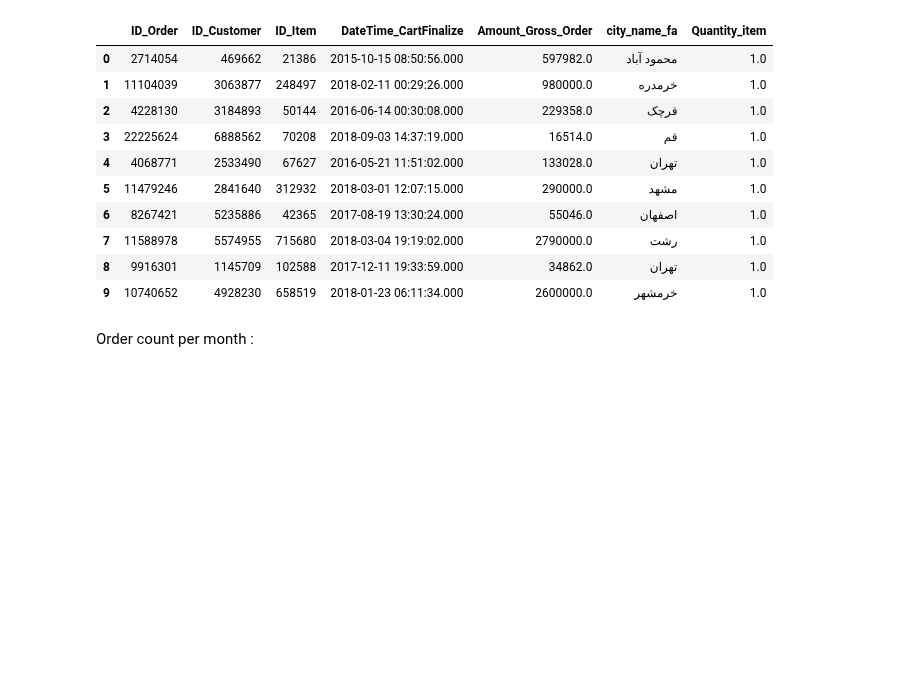
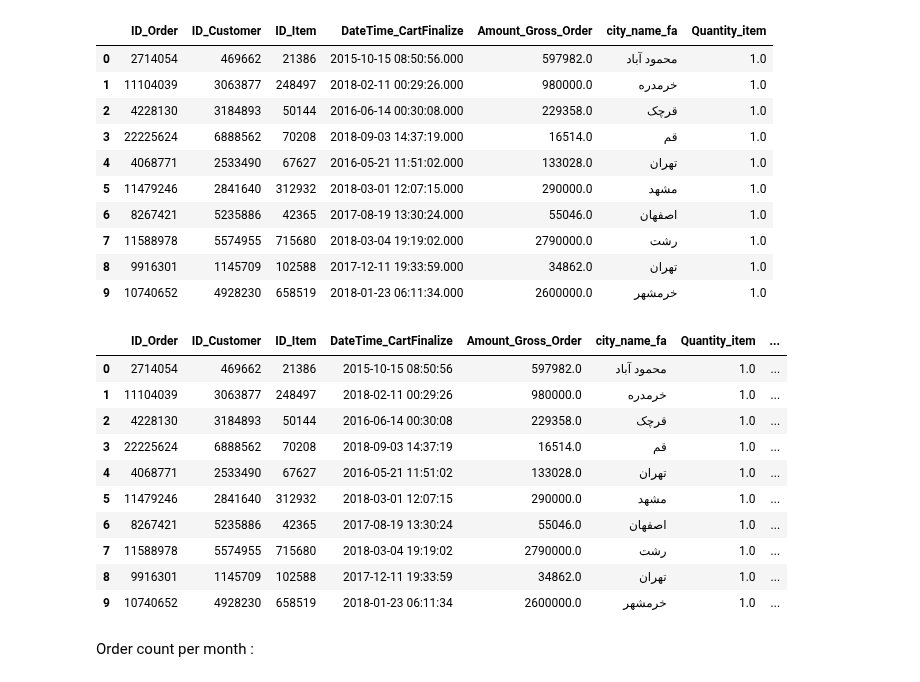
Before and after one commit to TaRa1999R/Data_Science, a Jupyter notebook: assignment39/3_digikala.ipynb, the cells around one changed output. Drawn from its saved outputs; the diff is of its cells as text; code cells hidden in the pictures; blank space fills up the shorter version.

```diff
--- a/assignment39/3_digikala.ipynb
+++ b/assignment39/3_digikala.ipynb
@@ -17,5 +17,21 @@ data.head (10)
 | 7 | 11588978 | 5574955 | 715680 | 2018-03-04 19:19:02.000 | 2790000.0 | رشت | 1.0 |
 | 8 | 9916301 | 1145709 | 102588 | 2017-12-11 19:33:59.000 | 34862.0 | تهران | 1.0 |
 | 9 | 10740652 | 4928230 | 658519 | 2018-01-23 06:11:34.000 | 2600000.0 | خرمشهر | 1.0 |
+# %%
+data ['DateTime_CartFinalize'] = pd.to_datetime (data['DateTime_CartFinalize'])
+data ['Date'] = data['DateTime_CartFinalize'].map (lambda date : date.year * 100 + date.month)
+data.head (10)
+# %% [output]
+|  | ID_Order | ID_Customer | ID_Item | DateTime_CartFinalize | Amount_Gross_Order | city_name_fa | Quantity_item | ... |
+| 0 | 2714054 | 469662 | 21386 | 2015-10-15 08:50:56 | 597982.0 | محمود آباد | 1.0 | ... |
+| 1 | 11104039 | 3063877 | 248497 | 2018-02-11 00:29:26 | 980000.0 | خرمدره | 1.0 | ... |
+| 2 | 4228130 | 3184893 | 50144 | 2016-06-14 00:30:08 | 229358.0 | قرچک | 1.0 | ... |
+| 3 | 22225624 | 6888562 | 70208 | 2018-09-03 14:37:19 | 16514.0 | قم | 1.0 | ... |
+| 4 | 4068771 | 2533490 | 67627 | 2016-05-21 11:51:02 | 133028.0 | تهران | 1.0 | ... |
+| 5 | 11479246 | 2841640 | 312932 | 2018-03-01 12:07:15 | 290000.0 | مشهد | 1.0 | ... |
+| 6 | 8267421 | 5235886 | 42365 | 2017-08-19 13:30:24 | 55046.0 | اصفهان | 1.0 | ... |
+| 7 | 11588978 | 5574955 | 715680 | 2018-03-04 19:19:02 | 2790000.0 | رشت | 1.0 | ... |
+| 8 | 9916301 | 1145709 | 102588 | 2017-12-11 19:33:59 | 34862.0 | تهران | 1.0 | ... |
+| 9 | 10740652 | 4928230 | 658519 | 2018-01-23 06:11:34 | 2600000.0 | خرمشهر | 1.0 | ... |
 # %% [markdown]
 Order count per month :
```
Also changed, not shown: parts of 1 cell of this notebook, 1 other file.
